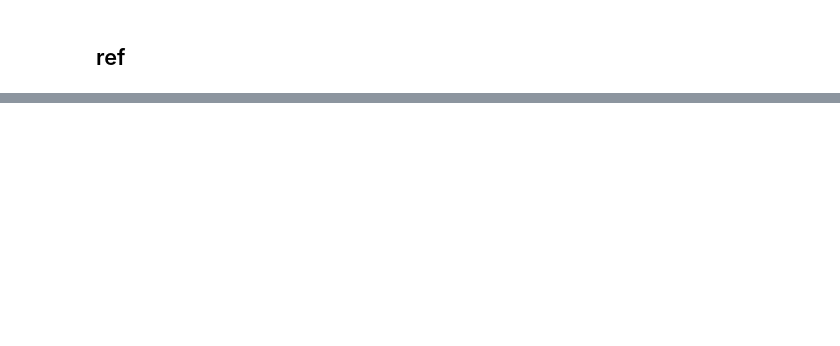
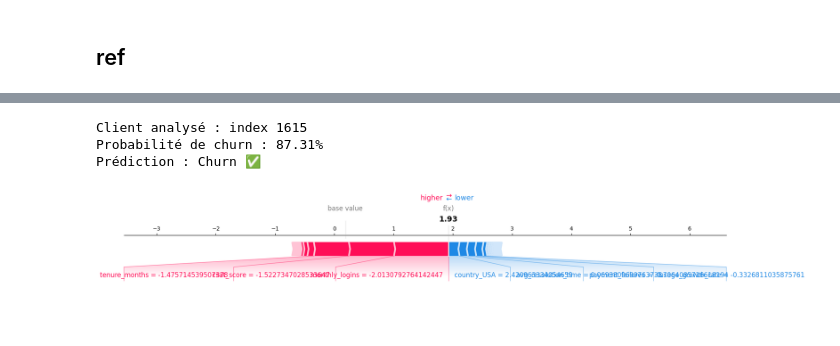
Before and after one commit to balizina22/customer-churn-prediction, a Jupyter notebook: notebooks/ml_dl.ipynb, the cells around one changed output, grey strips where cells are left out. Cells and saved outputs as stored; diff of their text form; code cells hidden in the pictures; blank space fills up the shorter version.

```diff
--- a/notebooks/ml_dl.ipynb
+++ b/notebooks/ml_dl.ipynb
@@ -471,24 +651,32 @@ plt.show()
 # %%
 # Trouver un churner BIEN détecté (proba élevée)
 import numpy as np
-
+import shap
 # Prendre le churner avec la plus haute probabilité prédite
 churner_indices = np.where(y_test.values == 1)[0]
 best_churner_idx = churner_indices[np.argmax(y_proba_xgb[churner_indices])]
 
 print(f"Client analysé : index {best_churner_idx}")
 print(f"Probabilité de churn : {y_proba_xgb[best_churner_idx]:.2%}")
 print(f"Prédiction : {'Churn ✅' if y_pred_xgb[best_churner_idx]==1 else 'Non-Churn ❌'}")
+
+explainer = shap.TreeExplainer(xgb_model)
+shap_values = explainer.shap_values(X_test)
 
 shap.force_plot(
     explainer.expected_value,
     shap_values[best_churner_idx],
     X_test[best_churner_idx],
     feature_names=feature_names,
     matplotlib=True,
     show=False
 )
 plt.savefig("shap_force_plot.png", dpi=150, bbox_inches='tight')
 plt.show()
+# %% [output]
+Client analysé : index 1615
+Probabilité de churn : 87.31%
+Prédiction : Churn ✅
+[figure, added]
 # %%
 import pickle, json
```
Also changed, not shown: parts of 17 cells of this notebook, 14 other files.
